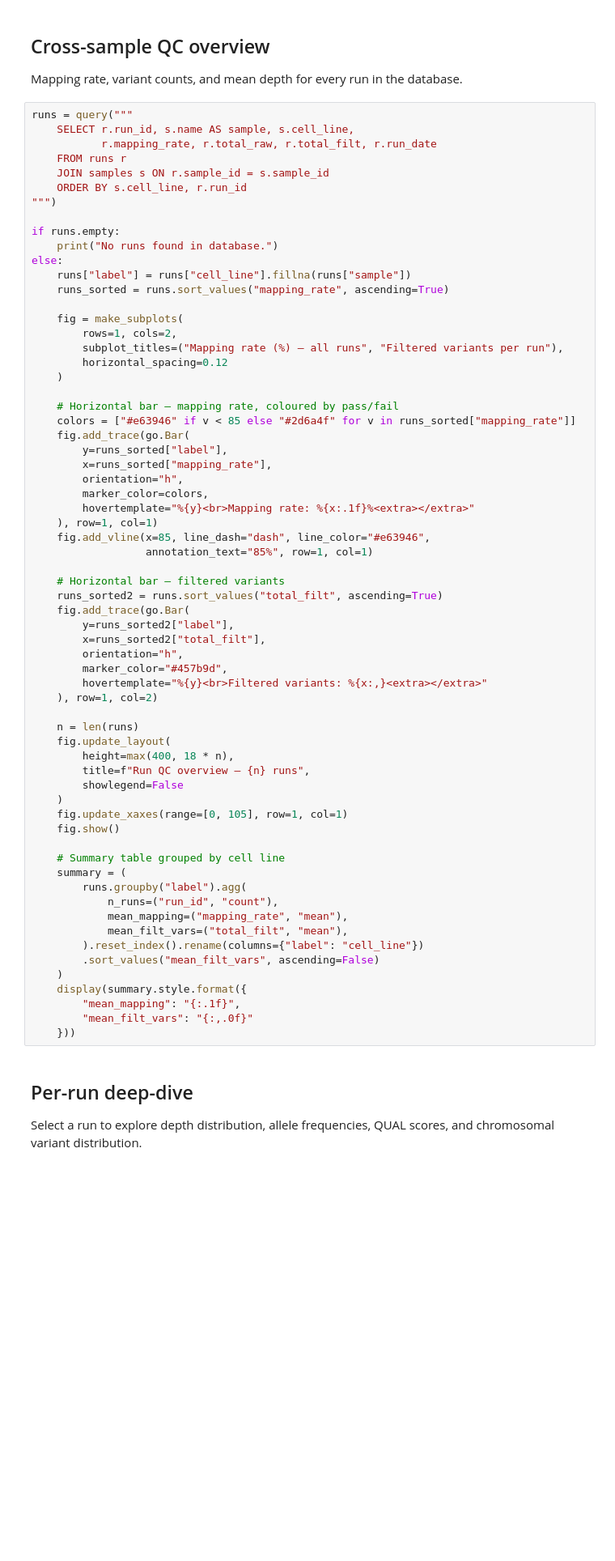
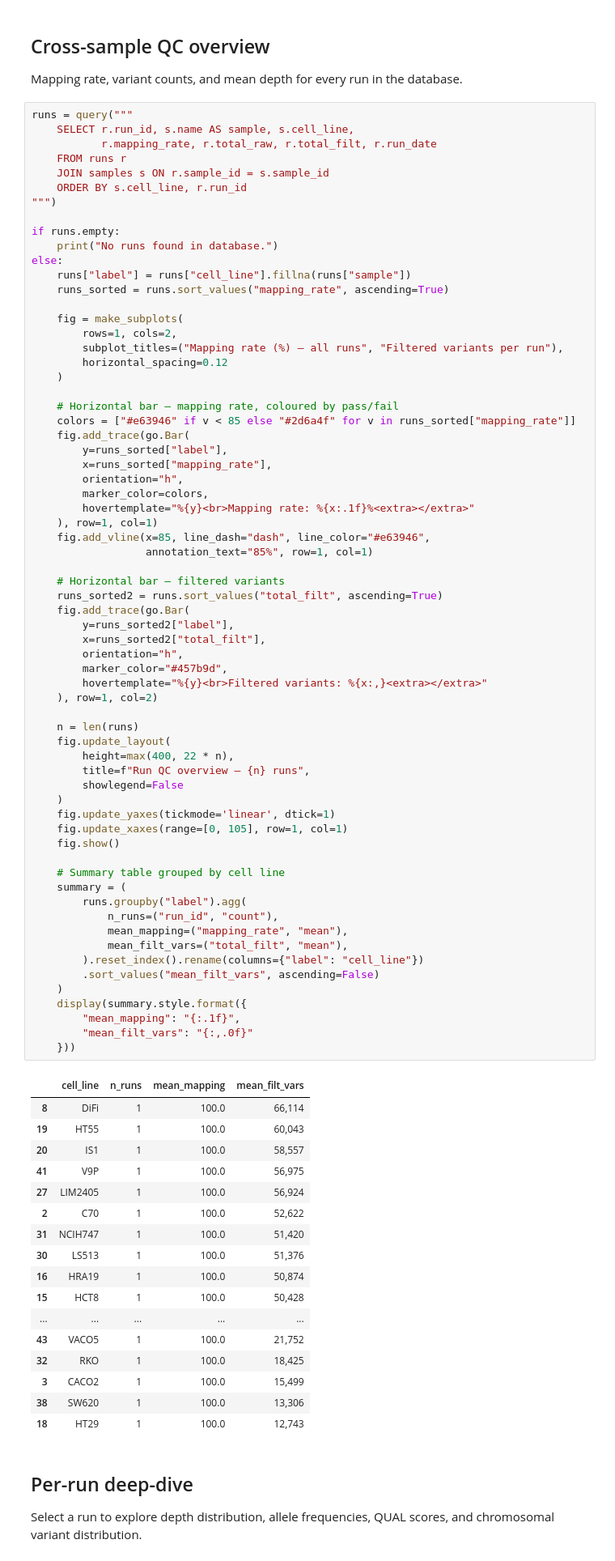
Before and after one commit to nemethandras/scrna_project, a Jupyter notebook: notebooks/01_explore_fastq.ipynb, the cells around one changed output. Shown at 81% size. Cells and saved outputs as stored; diff of their text form; blank space fills up the shorter version.

```diff
--- a/notebooks/01_explore_fastq.ipynb
+++ b/notebooks/01_explore_fastq.ipynb
@@ -60,34 +64,53 @@ else:
     runs_sorted2 = runs.sort_values("total_filt", ascending=True)
     fig.add_trace(go.Bar(
         y=runs_sorted2["label"],
         x=runs_sorted2["total_filt"],
         orientation="h",
         marker_color="#457b9d",
         hovertemplate="%{y}<br>Filtered variants: %{x:,}<extra></extra>"
     ), row=1, col=2)
 
     n = len(runs)
     fig.update_layout(
-        height=max(400, 18 * n),
+        height=max(400, 22 * n),
         title=f"Run QC overview — {n} runs",
         showlegend=False
     )
+    fig.update_yaxes(tickmode='linear', dtick=1)
     fig.update_xaxes(range=[0, 105], row=1, col=1)
     fig.show()
 
     # Summary table grouped by cell line
     summary = (
         runs.groupby("label").agg(
             n_runs=("run_id", "count"),
             mean_mapping=("mapping_rate", "mean"),
             mean_filt_vars=("total_filt", "mean"),
         ).reset_index().rename(columns={"label": "cell_line"})
         .sort_values("mean_filt_vars", ascending=False)
     )
     display(summary.style.format({
         "mean_mapping": "{:.1f}",
         "mean_filt_vars": "{:,.0f}"
     }))
+# %% [output]
+|  | cell_line | n_runs | mean_mapping | mean_filt_vars |
+| 8 | DiFi | 1 | 100.0 | 66,114 |
+| 19 | HT55 | 1 | 100.0 | 60,043 |
+| 20 | IS1 | 1 | 100.0 | 58,557 |
+| 41 | V9P | 1 | 100.0 | 56,975 |
+| 27 | LIM2405 | 1 | 100.0 | 56,924 |
+| 2 | C70 | 1 | 100.0 | 52,622 |
+| 31 | NCIH747 | 1 | 100.0 | 51,420 |
+| 30 | LS513 | 1 | 100.0 | 51,376 |
+| 16 | HRA19 | 1 | 100.0 | 50,874 |
+| 15 | HCT8 | 1 | 100.0 | 50,428 |
+| ... | ... | ... | ... | ... |
+| 43 | VACO5 | 1 | 100.0 | 21,752 |
+| 32 | RKO | 1 | 100.0 | 18,425 |
+| 3 | CACO2 | 1 | 100.0 | 15,499 |
+| 38 | SW620 | 1 | 100.0 | 13,306 |
+| 18 | HT29 | 1 | 100.0 | 12,743 |
 # %% [markdown]
 ## Per-run deep-dive
 Select a run to explore depth distribution, allele frequencies, QUAL scores, and chromosomal variant distribution.
```
Also changed, not shown: parts of 11 cells of this notebook, 1 other file.
